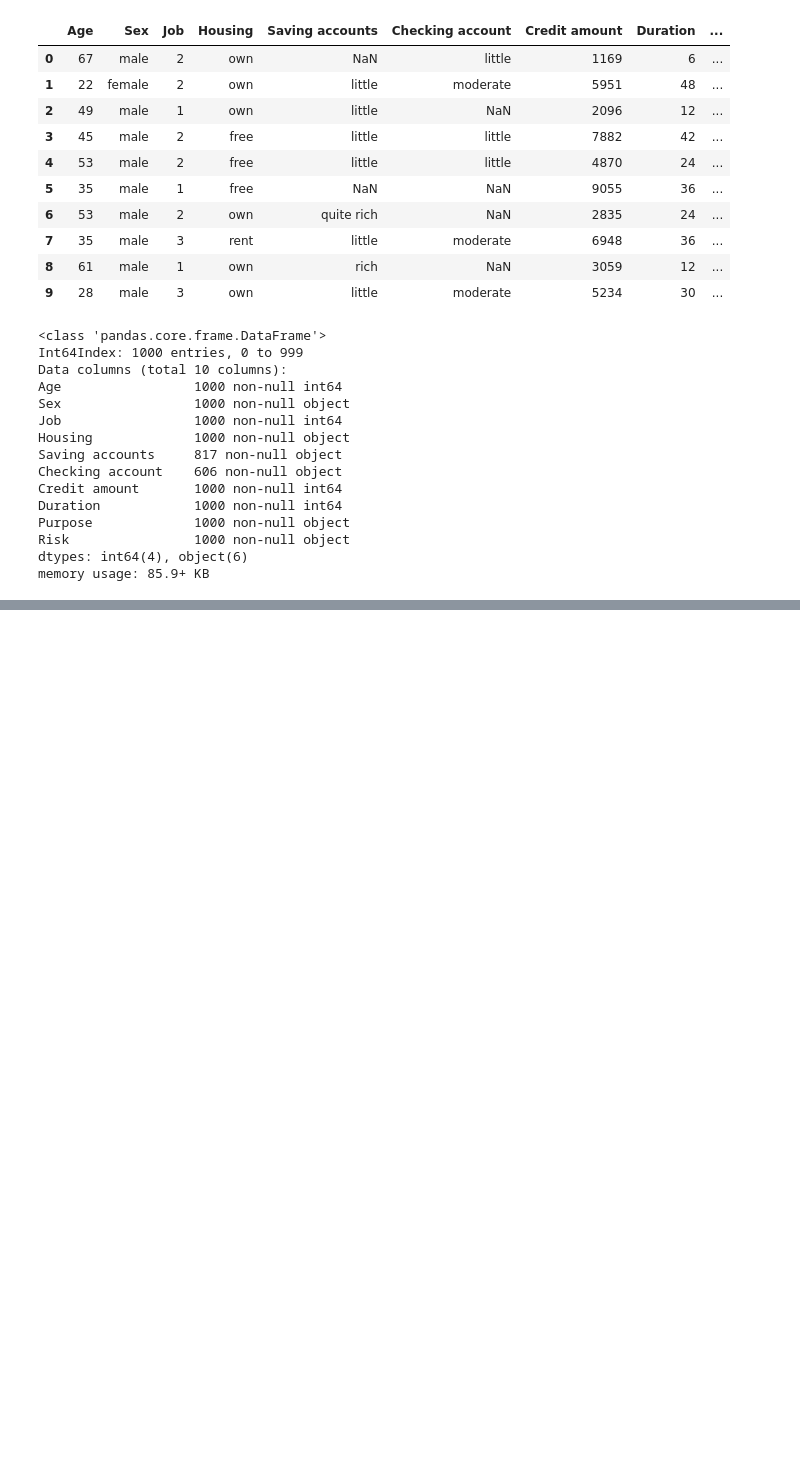
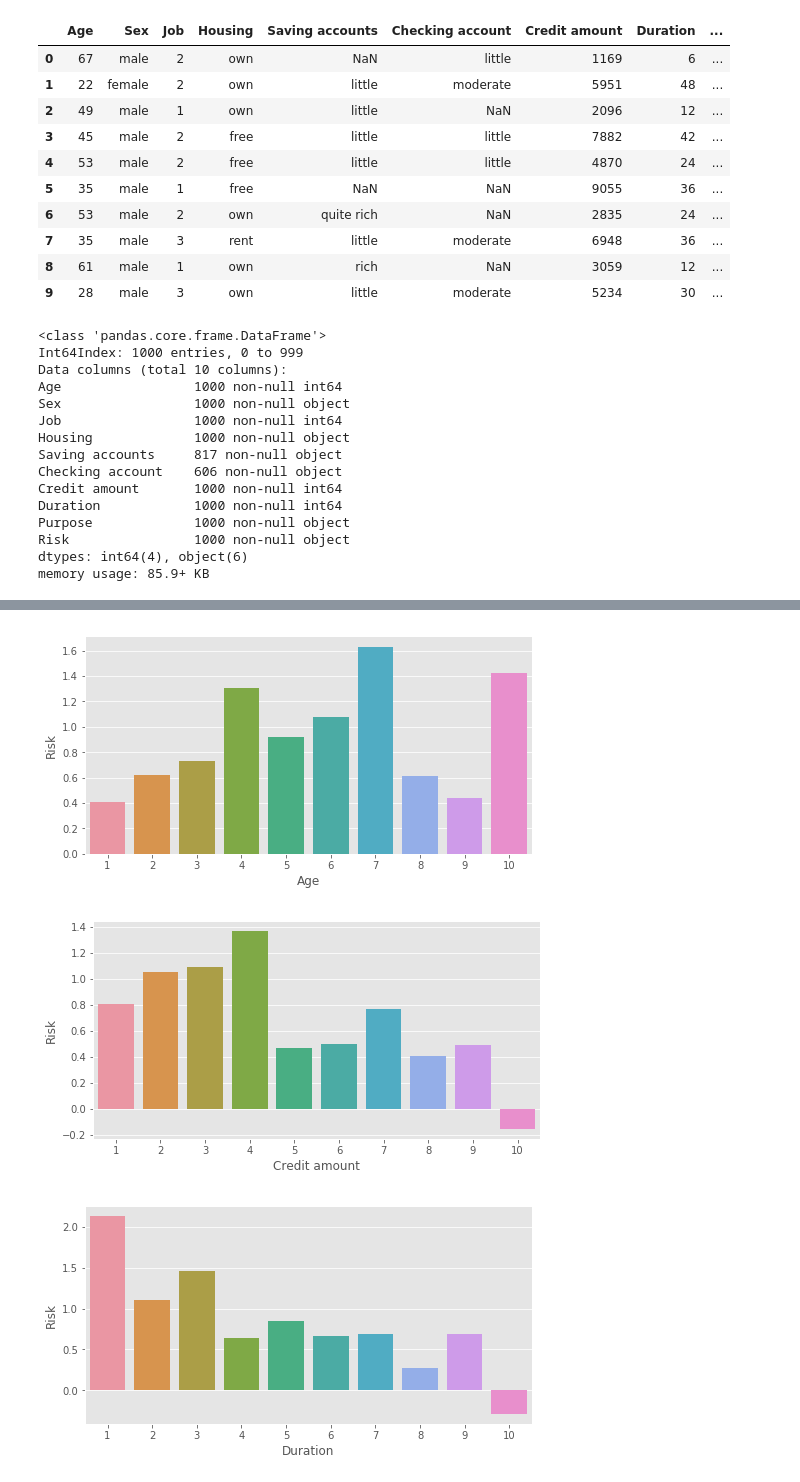
Before and after one commit to EbinAbraham/German-Credit-Classification-Python, a Jupyter notebook: GermanCreditClassification.ipynb, the cells around one changed output, grey strips where cells are left out. Saved outputs shown, nothing was run; the diff lists cells and outputs as text; code cells hidden in the pictures; blank space fills up the shorter version.

```diff
--- a/GermanCreditClassification.ipynb
+++ b/GermanCreditClassification.ipynb
@@ -55,8 +75,44 @@ df['Risk']=labenc.fit_transform(df['Risk'])
+# %%
+# Preprocessing-Handling Outliers
+
+df['Age']=df['Age'].clip_upper(desc.loc['Age','99%'])
+df['Credit amount']=df['Credit amount'].clip_upper(desc.loc['Credit amount','95%'])
+df['Duration']=df['Duration'].clip_upper(desc.loc['Duration','95%'])
 # %%
 #Preprocessing- Encoding variable
 
-col=pd.get_dummies(df['Purpose'],prefix='Purpose')
-col=col.drop(col.columns[0],axis=1)
-df=pd.concat([df,col],axis=1)
-df=df.drop('Purpose',axis=1)
+def ohe(i):
+    global df
+    col=pd.get_dummies(df[i],prefix=i)
+    col=col.drop(col.columns[0],axis=1)
+    df=pd.concat([df,col],axis=1)
+    df=df.drop(i,axis=1)
+
+ohe('Housing')
+ohe('Saving accounts')
+ohe('Checking account')
+ohe('Purpose')
+
+from sklearn.preprocessing import LabelEncoder
+lc=LabelEncoder()
+df['Sex']=lc.fit_transform(df['Sex'])
+# %%
+#Preprocessing-Label encoding output variable
+
+df['Risk']=np.where(df['Risk']=='bad',0,1)
+# %%
+# Preprocessing- Checking for log
+
+plt.style.use('ggplot')
+var=['Age','Credit amount','Duration']
+for num in var:
+    bins = pd.cut(df[num], bins=10,labels=list(range(1,11)))
+    logod = df.groupby(bins)['Risk'].sum() / (df.groupby(bins)['Risk'].count()-df.groupby(bins)['Risk'].sum())
+    logod = np.log(logod)
+    plt.subplots(figsize=(8,4))
+    sns.barplot(x=logod.index,y=logod)
+# %% [output]
+[figure, added]
+[figure, added]
+[figure, added]
 # %%
```
Also changed, not shown: parts of 21 cells of this notebook, 1 other file.
